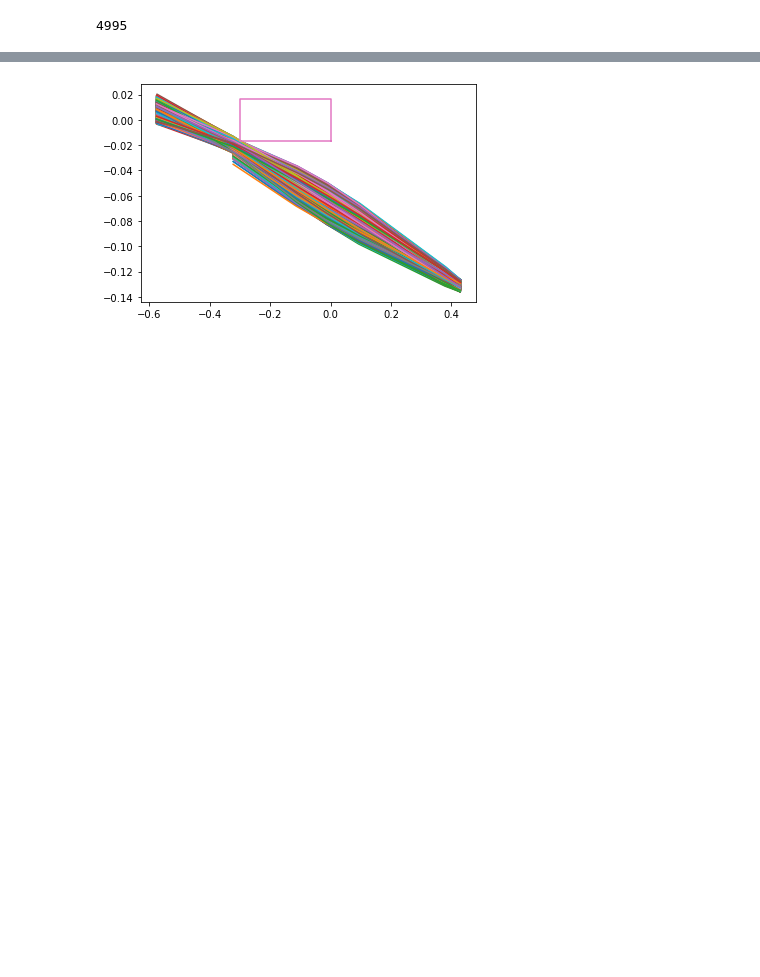
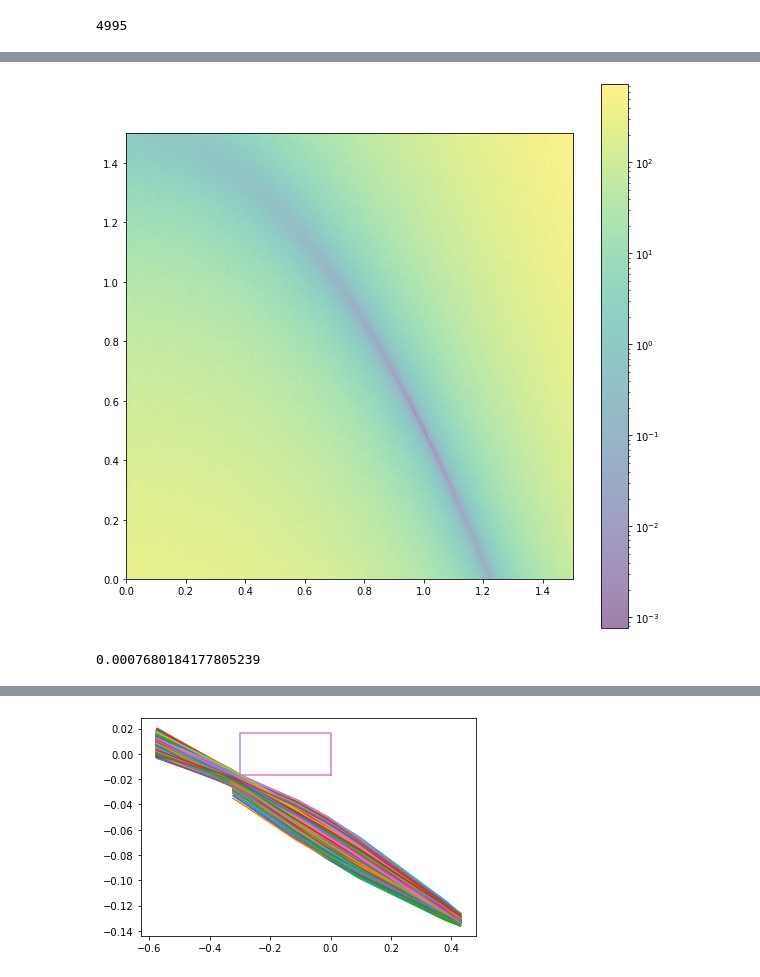
Before and after one commit to BillyTheKidPhysicist/storageRing, a Jupyter notebook: storageRingModel/notebook.ipynb, the cells around one changed output, grey strips where cells are left out. Drawn from its saved outputs; the diff is of its cells as text; code cells hidden in the pictures; blank space fills up the shorter version.

```diff
--- a/storageRingModel/notebook.ipynb
+++ b/storageRingModel/notebook.ipynb
@@ -46,0 +64,26 @@ plt.show()
+# %%
+import matplotlib
+xEdge=np.linspace(0,1.5,200)
+yEdge=np.linspace(0,1.5,200)
+X,Y=np.meshgrid(xEdge,yEdge)
+xArr=np.ravel(X)
+yArr=np.ravel(Y)
+np.random.seed(42)
+a,b=1,100
+def func(x,y):
+    return ((a-x)**2+b*(y-x**2)**2)*(1+np.random.random_sample()*.5)
+v=np.array([func(x,y) for x,y in zip(xArr,yArr)])
+v[v<1e-6]=1e-6
+# v=np.log10(v)
+v=v.reshape((len(yEdge),len(xEdge)))
+plt.figure(figsize=(10,10))
+plt.imshow(v,alpha=0.5,extent=[xEdge.min(),xEdge.max(),yEdge.min(),yEdge.max()],norm=matplotlib.colors.LogNorm())
+cbar=plt.colorbar()
+# cbar.ax.tick_params(labelsize=30)
+# plt.contour(X,Y,v,20)
+
+plt.show()
+v.min()
+# %% [output]
+[figure, added]
+0.0007680184177805239
```
Also changed, not shown: parts of 8 cells of this notebook, 9 other files.
